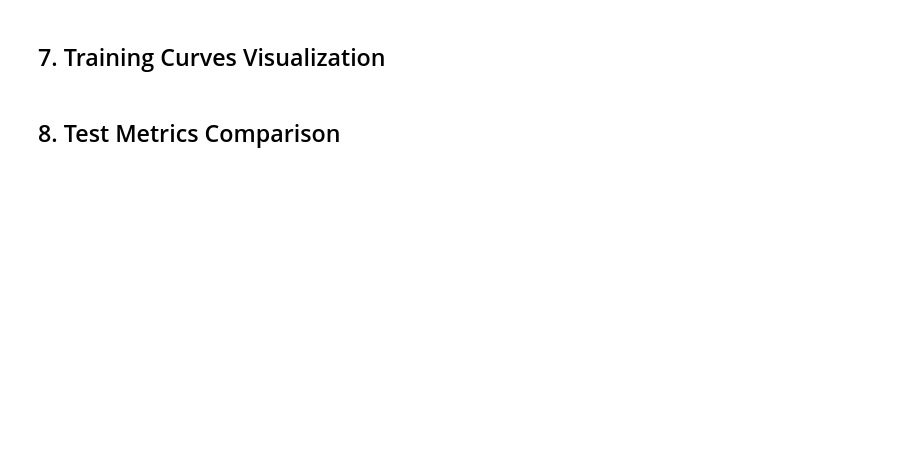
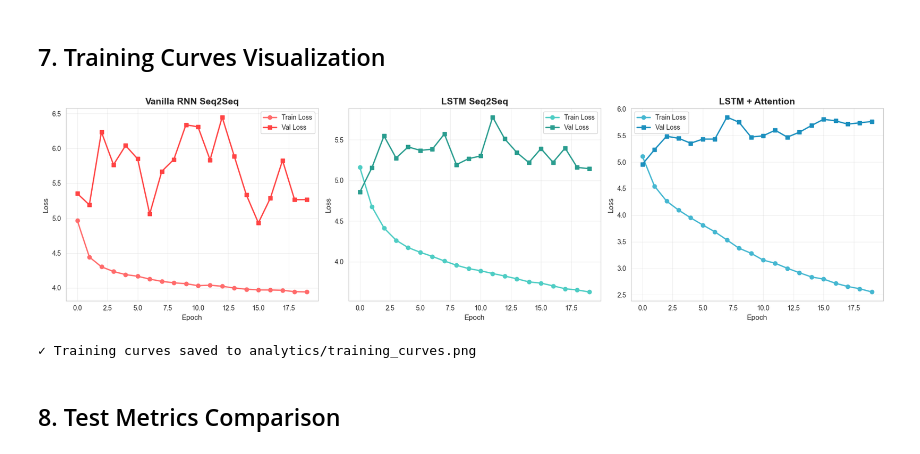
Before and after one commit to Sabbir-Asif/text-to-code, a Jupyter notebook: rnn-seq2seq-analytics.ipynb, the cells around one changed output. Cells and saved outputs as stored; diff of their text form; code cells hidden in the pictures; blank space fills up the shorter version.

```diff
--- a/rnn-seq2seq-analytics.ipynb
+++ b/rnn-seq2seq-analytics.ipynb
@@ -725,37 +791,40 @@ print("\n✓ Results saved to model_comparison.csv")
 # %%
 fig, axes = plt.subplots(1, 3, figsize=(18, 5))
 
 # Vanilla RNN
-axes[0].plot(training_history['vanilla_rnn']['train_losses'], label='Train Loss', marker='o', linewidth=2)
-axes[0].plot(training_history['vanilla_rnn']['val_losses'], label='Val Loss', marker='s', linewidth=2)
+axes[0].plot(training_history['vanilla_rnn']['train_losses'], label='Train Loss', marker='o', linewidth=2, color='#FF6B6B')
+axes[0].plot(training_history['vanilla_rnn']['val_losses'], label='Val Loss', marker='s', linewidth=2, color='#FF4444')
 axes[0].set_title('Vanilla RNN Seq2Seq', fontsize=14, fontweight='bold')
 axes[0].set_xlabel('Epoch', fontsize=11)
 axes[0].set_ylabel('Loss', fontsize=11)
 axes[0].legend(fontsize=10)
 axes[0].grid(True, alpha=0.3)
 
 # LSTM
-axes[1].plot(training_history['lstm']['train_losses'], label='Train Loss', marker='o', linewidth=2)
-axes[1].plot(training_history['lstm']['val_losses'], label='Val Loss', marker='s', linewidth=2)
+axes[1].plot(training_history['lstm']['train_losses'], label='Train Loss', marker='o', linewidth=2, color='#4ECDC4')
+axes[1].plot(training_history['lstm']['val_losses'], label='Val Loss', marker='s', linewidth=2, color='#2A9D8F')
 axes[1].set_title('LSTM Seq2Seq', fontsize=14, fontweight='bold')
 axes[1].set_xlabel('Epoch', fontsize=11)
 axes[1].set_ylabel('Loss', fontsize=11)
 axes[1].legend(fontsize=10)
 axes[1].grid(True, alpha=0.3)
 
 # LSTM + Attention
-axes[2].plot(training_history['lstm_attention']['train_losses'], label='Train Loss', marker='o', linewidth=2)
-axes[2].plot(training_history['lstm_attention']['val_losses'], label='Val Loss', marker='s', linewidth=2)
+axes[2].plot(training_history['lstm_attention']['train_losses'], label='Train Loss', marker='o', linewidth=2, color='#45B7D1')
+axes[2].plot(training_history['lstm_attention']['val_losses'], label='Val Loss', marker='s', linewidth=2, color='#1B8FBE')
 axes[2].set_title('LSTM + Attention', fontsize=14, fontweight='bold')
 axes[2].set_xlabel('Epoch', fontsize=11)
 axes[2].set_ylabel('Loss', fontsize=11)
 axes[2].legend(fontsize=10)
 axes[2].grid(True, alpha=0.3)
 
 plt.tight_layout()
-plt.savefig('training_curves.png', dpi=300, bbox_inches='tight')
+plt.savefig('analytics/training_curves.png', dpi=300, bbox_inches='tight')
 plt.show()
-print("✓ Training curves saved to training_curves.png")
+print("✓ Training curves saved to analytics/training_curves.png")
+# %% [output]
+[figure, added]
+✓ Training curves saved to analytics/training_curves.png
 # %% [markdown]
 ## 8. Test Metrics Comparison
 # %%
```
Also changed, not shown: parts of 14 cells of this notebook, 23 other files.
